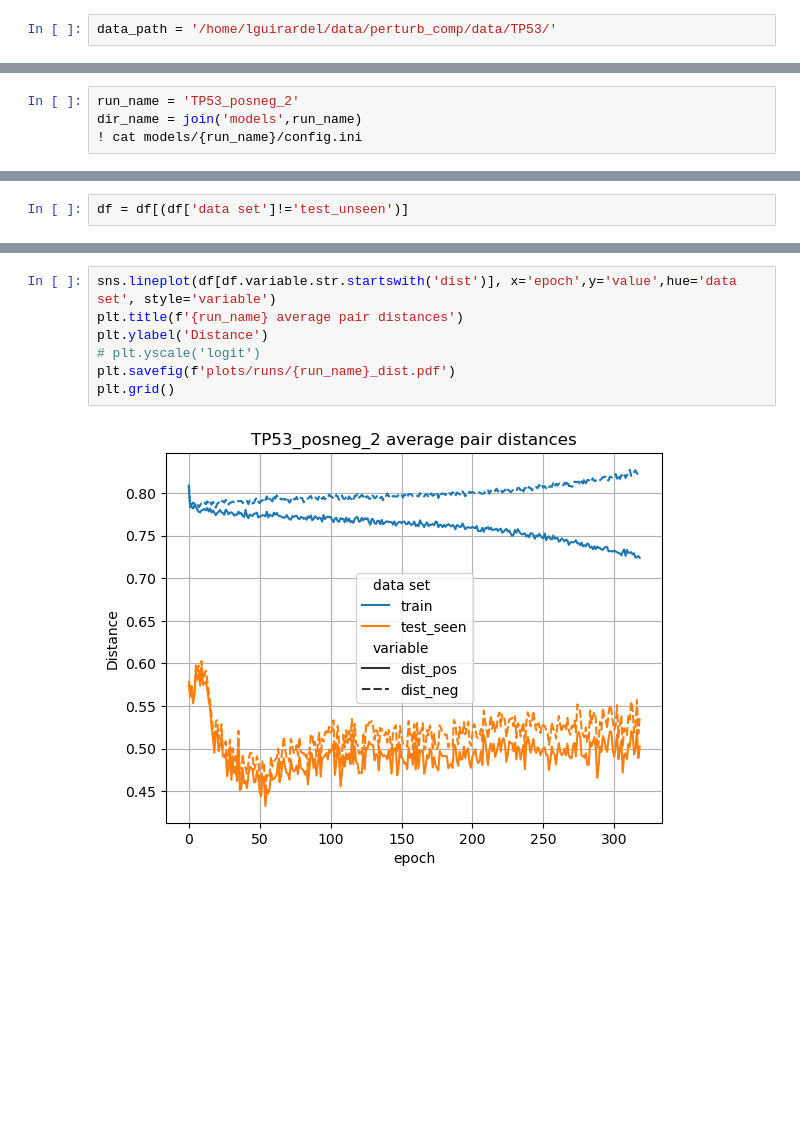
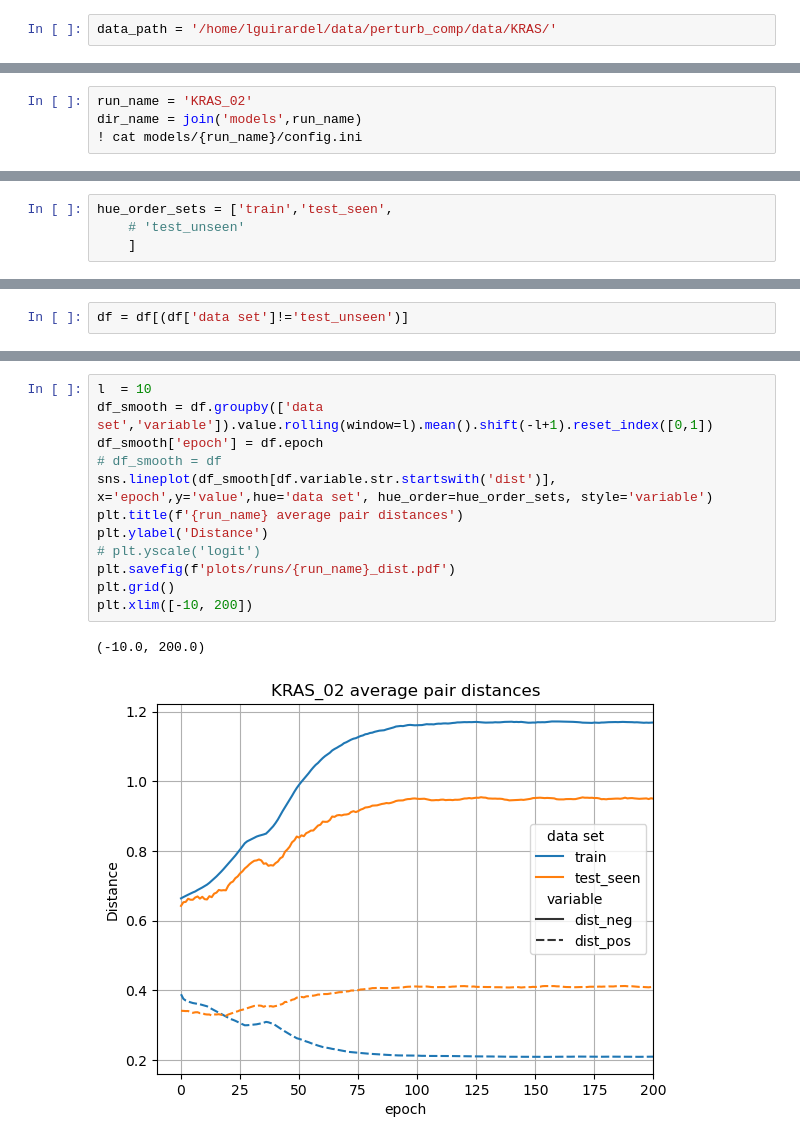
Before and after one commit to Lucas-Gui/sc_contrast, a Jupyter notebook: results.ipynb, the cells around one changed output, grey strips where cells are left out. Drawn from its saved outputs; the diff is of its cells as text; blank space fills up the shorter version.

```diff
--- a/results.ipynb
+++ b/results.ipynb
@@ -20,7 +25,7 @@ from models import *
 # %% [markdown]
 # Data and model
 # %%
-data_path = '/home/lguirardel/data/perturb_comp/data/TP53/'
+data_path = '/home/lguirardel/data/perturb_comp/data/KRAS/'
 # %%
 paths = get_paths(data_path)
 counts = load_data(*paths, group_wt_like=True)
@@ -35,7 +40,7 @@ counts = load_data(*paths, group_wt_like=True)
 # %% [markdown]
 Run from here to re-split without reloading all data (will be necessary if wtlike is changed however)
 # %%
-run_name = 'TP53_posneg_2'
+run_name = 'KRAS_02'
 dir_name = join('models',run_name)
 ! cat models/{run_name}/config.ini
 # %% [output]
@@ -246,6 +343,10 @@ pprint(metrics)
 ## Plotting training curves
 # %%
 make_dir_if_needed('plots/runs')
+# %%
+hue_order_sets = ['train','test_seen',
+    # 'test_unseen'
+    ]
 # %%
 ea.Reload()
 # %% [output]
@@ -330,9 +436,15 @@ plt.grid()
 # %%
-sns.lineplot(df[df.variable.str.startswith('dist')], x='epoch',y='value',hue='data set', style='variable')
+l  = 10
+df_smooth = df.groupby(['data set','variable']).value.rolling(window=l).mean().shift(-l+1).reset_index([0,1])
+df_smooth['epoch'] = df.epoch
+# df_smooth = df
+sns.lineplot(df_smooth[df.variable.str.startswith('dist')], x='epoch',y='value',hue='data set', hue_order=hue_order_sets, style='variable')
 plt.title(f'{run_name} average pair distances')
 plt.ylabel('Distance')
 # plt.yscale('logit')
 plt.savefig(f'plots/runs/{run_name}_dist.pdf')
 plt.grid()
+plt.xlim([-10, 200])
 # %% [output]
+(-10.0, 200.0)
-[figure, old version]
+[figure, new version]
```
Also changed, not shown: parts of 35 cells of this notebook, 3 other files.
